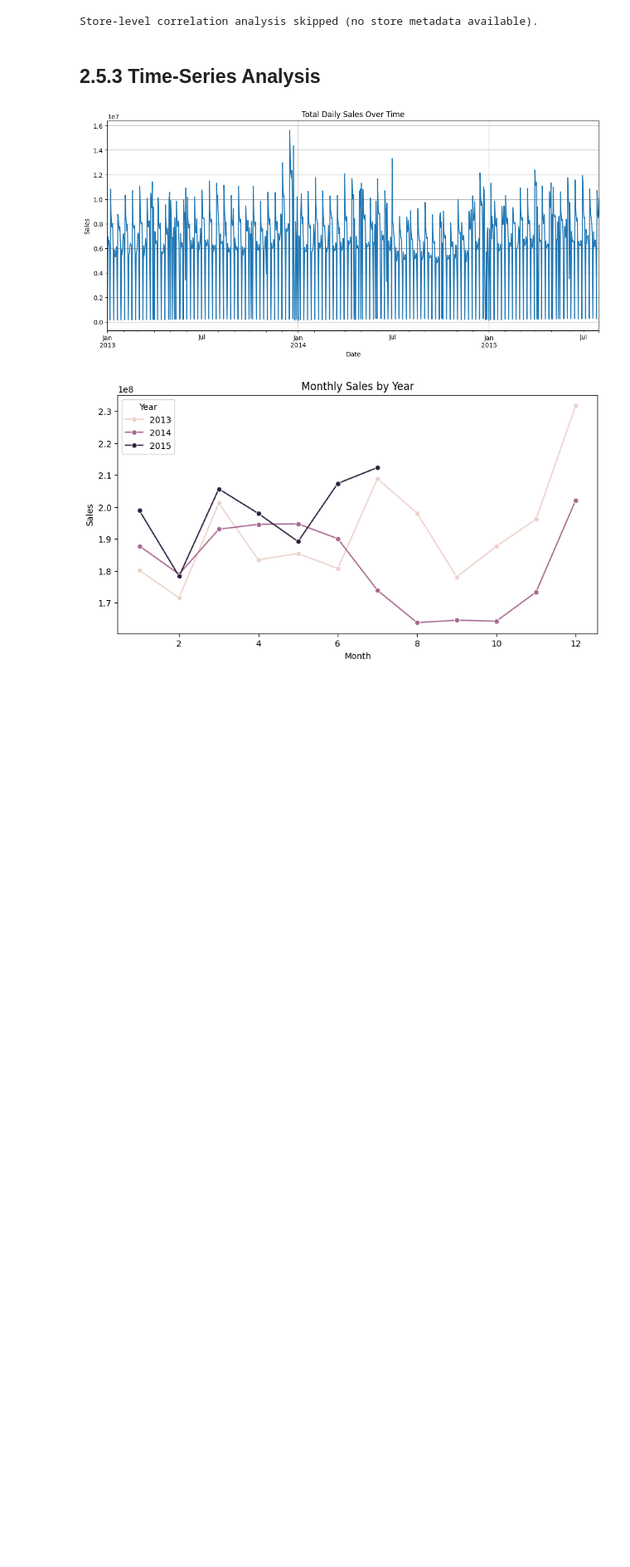
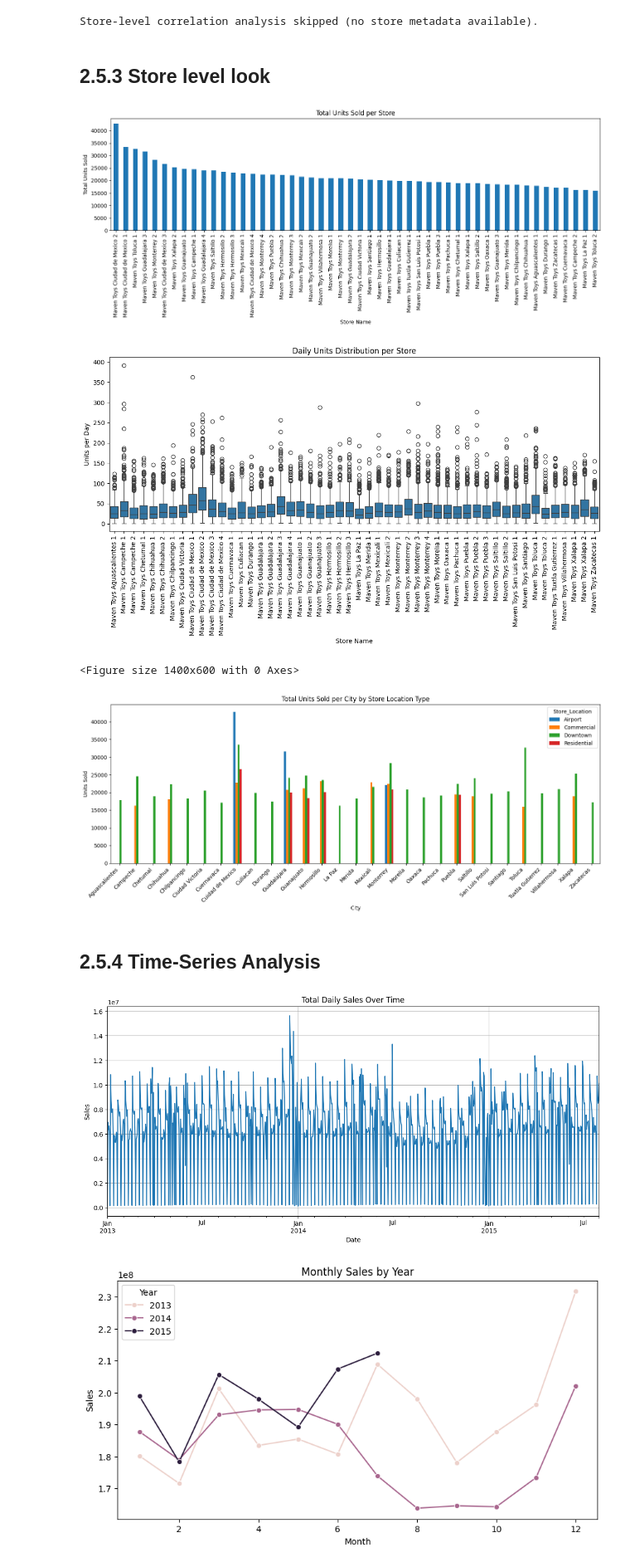
Before and after one commit to Mrschiss/IndusAnalProj, a Jupyter notebook: src/analytics_Project_Structure.ipynb, the cells around one changed output. Shown at 83% size. Saved outputs shown, nothing was run; the diff lists cells and outputs as text; code cells hidden in the pictures; blank space fills up the shorter version.

Commit message:
added chapter store level analysis

```diff
--- a/src/analytics_Project_Structure.ipynb
+++ b/src/analytics_Project_Structure.ipynb
@@ -860,8 +860,62 @@ Name: Sales, dtype: float64
 Generating pairplot for: ['Sales', 'Customers', 'Promo', 'DayOfWeek']
 [figure]
 Store-level correlation analysis skipped (no store metadata available).
+# %% [markdown]
+## 2.5.3 Store level look
+# %%
+salesNstores= sales_df.merge(stores_df, left_on="Store_ID", right_on="Store", how="left")
+
+# Sales per shop listed
+units_per_store = salesNstores.groupby("Store_Name")["Units"].sum().sort_values(ascending=False)
+
+plt.figure(figsize=(14,6))
+units_per_store.plot(kind="bar")
+plt.title("Total Units Sold per Store")
+plt.xlabel("Store Name")
+plt.ylabel("Total Units Sold")
+plt.tight_layout()
+plt.savefig("../graphs/2_5_3_1-Sales per Store.png", dpi=300, bbox_inches="tight")
+plt.show()
+
+# Sales per day in each shop
+daily_store_units = salesNstores.groupby(["Store_Name", "Date"])["Units"].sum().reset_index()
+
+plt.figure(figsize=(14,5))
+sns.boxplot(data=daily_store_units, x="Store_Name", y="Units")
+plt.title("Daily Units Distribution per Store")
+plt.xlabel("Store Name")
+plt.ylabel("Units per Day")
+plt.xticks(rotation=90)
+plt.savefig("../graphs/2_5_3_2-Sales per day for each shop.png", dpi=300, bbox_inches="tight")
+plt.show()
+
+# Sales per city devided in location parameters
+city_loc = (
+    salesNstores
+    .groupby(["Store_City", "Store_Location"])["Units"]
+    .sum()
+    .reset_index()
+)
+
+city_loc_pivot = city_loc.pivot(index="Store_City", columns="Store_Location", values="Units").fillna(0)
+
+
+plt.figure(figsize=(14,6))
+city_loc_pivot.plot(kind="bar", figsize=(14,6))
+plt.title("Total Units Sold per City by Store Location Type")
+plt.xlabel("City")
+plt.ylabel("Units Sold")
+plt.xticks(rotation=45, ha="right")
+plt.tight_layout()
+plt.savefig("../graphs/2_5_3_3-Total units sold per city and location.png", dpi=300, bbox_inches="tight")
+plt.show()
+# %% [output]
+[figure, added]
+[figure, added]
+<Figure size 1400x600 with 0 Axes>
+[figure, added]
 # %% [markdown]
-## 2.5.3 Time-Series Analysis
+## 2.5.4 Time-Series Analysis
 # %%
 
 # 2.4.3 TIME-SERIES ANALYSIS
```
Also changed, not shown: parts of 3 cells of this notebook, 11 other files.
